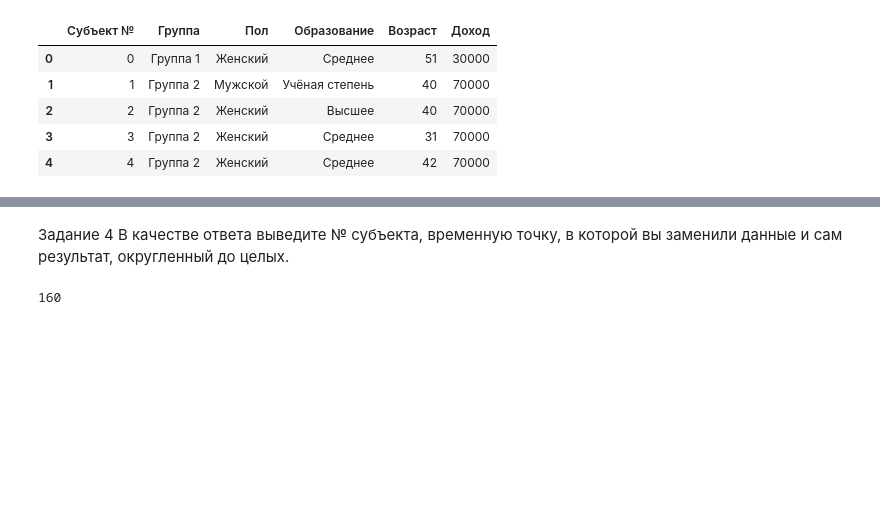
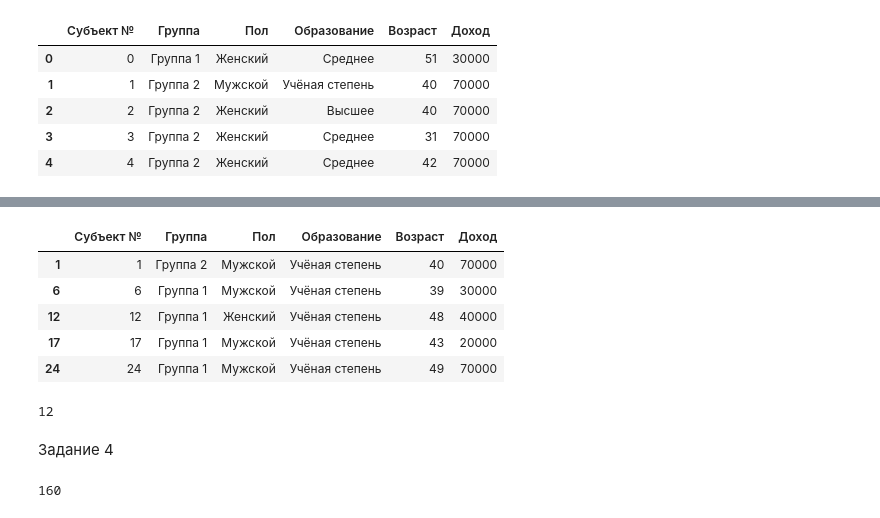
Before and after one commit to MarinaGrad/SF-data-science22, a Jupyter notebook: homework/Biostats/HW3_biosts_MGradyshkevich.ipynb, the cells around one changed output, grey strips where cells are left out. Saved outputs shown, nothing was run; the diff lists cells and outputs as text; code cells hidden in the pictures; blank space fills up the shorter version.

```diff
--- a/homework/Biostats/HW3_biosts_MGradyshkevich.ipynb
+++ b/homework/Biostats/HW3_biosts_MGradyshkevich.ipynb
@@ -222,3 +221,10 @@ middle_ed
 # %%
 phd = task_2[task_2['Образование']=='Учёная степень']
-phd
+phd.head(5)
+# %% [output]
+|  | Субъект № | Группа | Пол | Образование | Возраст | Доход |
+| 1 | 1 | Группа 2 | Мужской | Учёная степень | 40 | 70000 |
+| 6 | 6 | Группа 1 | Мужской | Учёная степень | 39 | 30000 |
+| 12 | 12 | Группа 1 | Женский | Учёная степень | 48 | 40000 |
+| 17 | 17 | Группа 1 | Мужской | Учёная степень | 43 | 20000 |
+| 24 | 24 | Группа 1 | Мужской | Учёная степень | 49 | 70000 |
@@ -232,6 +231,9 @@ LR_results.p_value
-# %% [markdown]
-Задание 4
-В качестве ответа выведите № субъекта, временную точку, в которой вы заменили данные и сам результат, округленный до целых.
+# %%
+print(len(phd))
+# %% [output]
+12
+# %% [markdown]
+Задание 4
 # %%
 task_4 = pd.read_csv('Task_4_module3.csv', sep=';')
 task_4.head(5)
```
Also changed, not shown: parts of 6 cells of this notebook.
